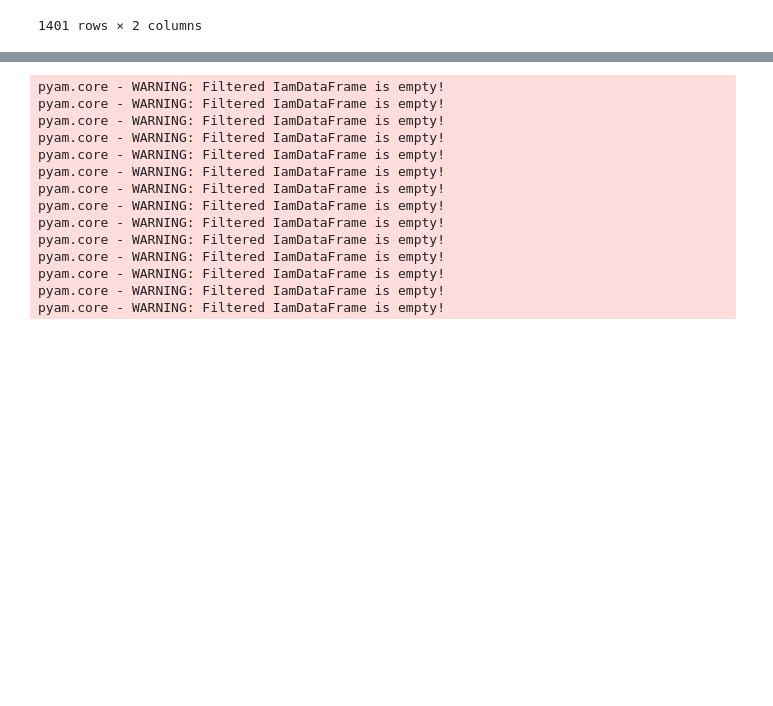
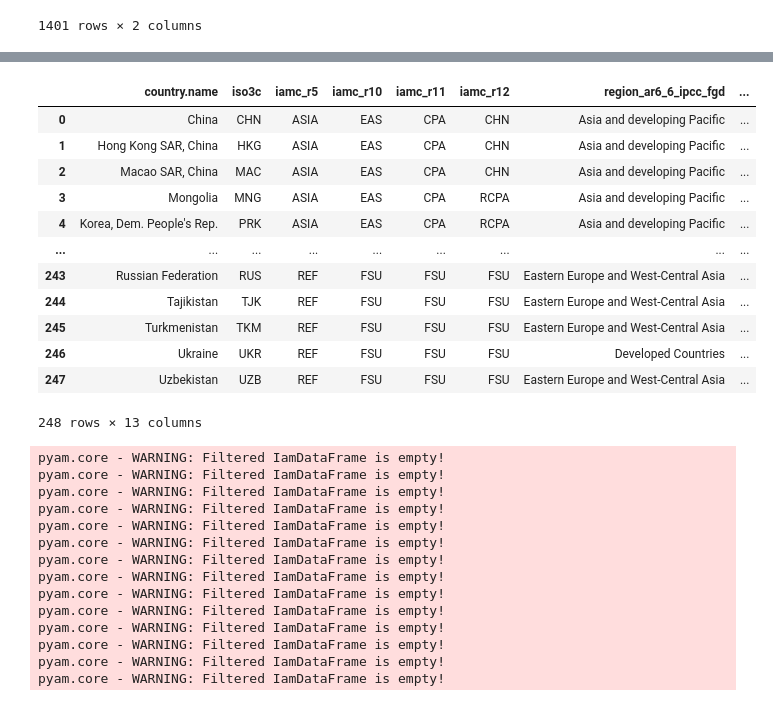
Before and after one commit to Rlamboll/RegionalEmissionsNetZero, a Jupyter notebook: notebooks/02_harmonise.ipynb, the cells around one changed output, grey strips where cells are left out. Cells and saved outputs as stored; diff of their text form; code cells hidden in the pictures; blank space fills up the shorter version.

Commit message:
Updated to create regional data from global totals calculated the old way

```diff
--- a/notebooks/02_harmonise.ipynb
+++ b/notebooks/02_harmonise.ipynb
@@ -189,3 +189,19 @@ histallworld
 |  | Emissions|c-C4F8 | 7.714975e+01 | World |
 | 2020 | Emissions|CO2 | 3.582252e+10 | World |
 1401 rows × 2 columns
+# %%
+r10regions = pd.read_csv("../input/iso3c_region_mapping.csv")
+region_map = {
+    "AFR": 'R10AFRICA',
+    "EAS": 'R10CHINA+',
+    "EUR": 'R10EUROPE',
+    "SAS": 'R10INDIA+',
+    "LAM": 'R10LATIN_AM',
+    "MEA": 'R10MIDDLE_EAST',
+    "NAM": 'R10NORTH_AM',
+    "PAO": 'R10PAC_OECD',
+    "FSU": 'R10REF_ECON',
+    "PAS": 'R10REST_ASIA',
+}
+# %%
+r10regions = r10regions.set_index("iso3c")
@@ -192,3 +246,19 @@ histallworld
+# %%
+r10regions
+# %% [output]
+|  | country.name | iso3c | iamc_r5 | iamc_r10 | iamc_r11 | iamc_r12 | region_ar6_6_ipcc_fgd | ... |
+| 0 | China | CHN | ASIA | EAS | CPA | CHN | Asia and developing Pacific | ... |
+| 1 | Hong Kong SAR, China | HKG | ASIA | EAS | CPA | CHN | Asia and developing Pacific | ... |
+| 2 | Macao SAR, China | MAC | ASIA | EAS | CPA | CHN | Asia and developing Pacific | ... |
+| 3 | Mongolia | MNG | ASIA | EAS | CPA | RCPA | Asia and developing Pacific | ... |
+| 4 | Korea, Dem. People's Rep. | PRK | ASIA | EAS | CPA | RCPA | Asia and developing Pacific | ... |
+| ... | ... | ... | ... | ... | ... | ... | ... | ... |
+| 243 | Russian Federation | RUS | REF | FSU | FSU | FSU | Eastern Europe and West-Central Asia | ... |
+| 244 | Tajikistan | TJK | REF | FSU | FSU | FSU | Eastern Europe and West-Central Asia | ... |
+| 245 | Turkmenistan | TKM | REF | FSU | FSU | FSU | Eastern Europe and West-Central Asia | ... |
+| 246 | Ukraine | UKR | REF | FSU | FSU | FSU | Developed Countries | ... |
+| 247 | Uzbekistan | UZB | REF | FSU | FSU | FSU | Eastern Europe and West-Central Asia | ... |
+248 rows × 13 columns
 # %%
 histall = pd.concat([histallgroup.reset_index(), histallworld.reset_index()])
 histall["scenario"] = "History"
```
Also changed, not shown: parts of 3 cells of this notebook, 3 other files.
